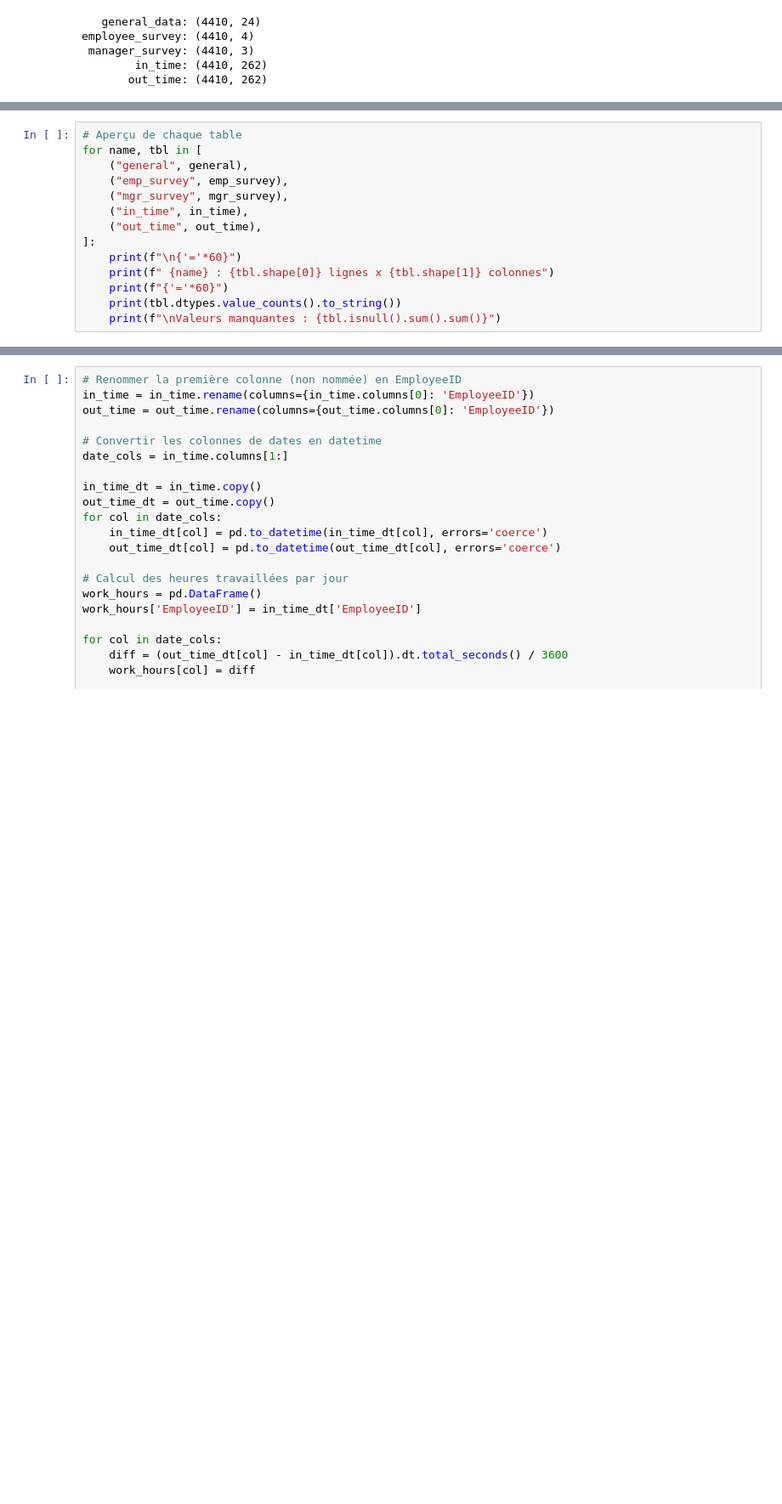
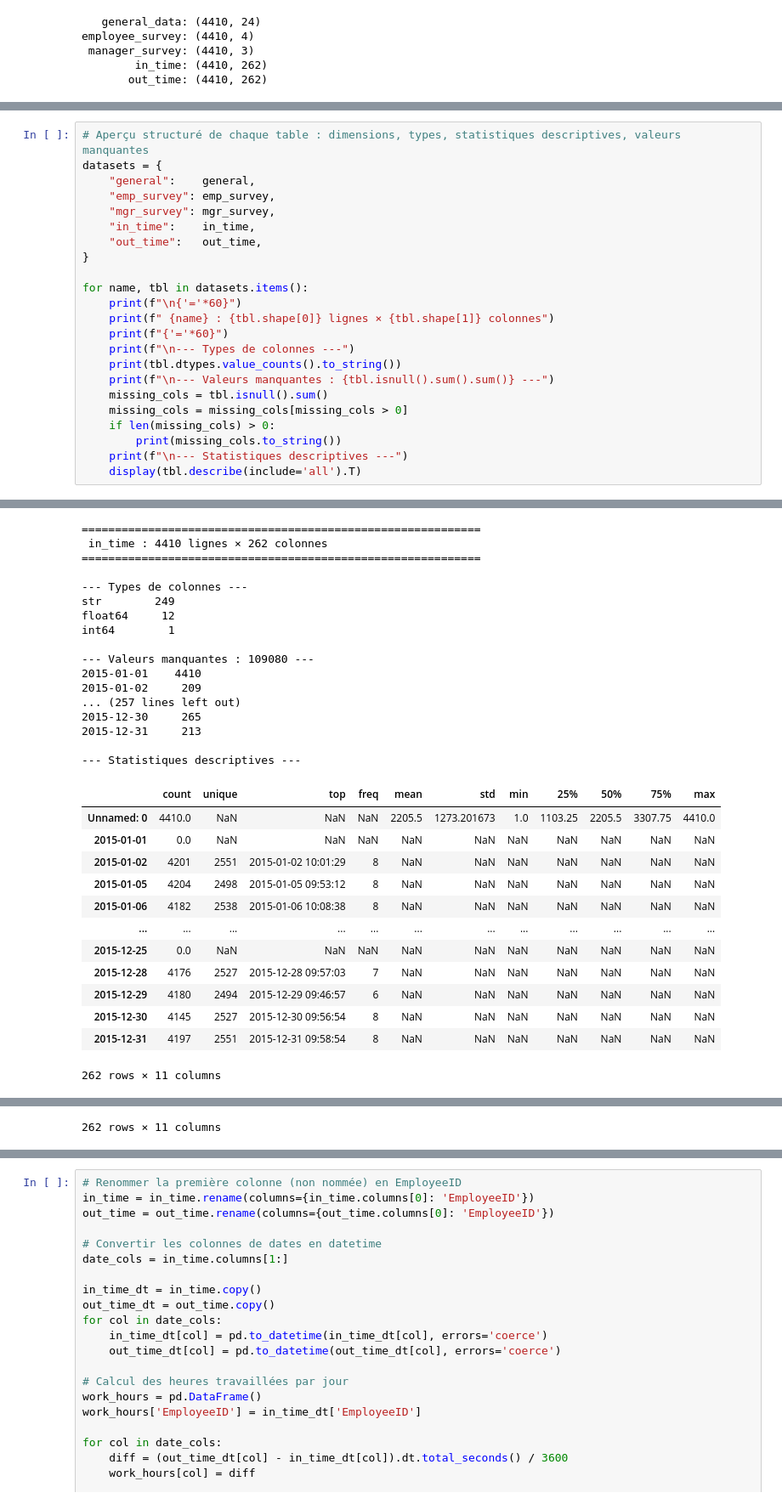
Before and after one commit to Akkuro/Ethical-turnover-analysis, a Jupyter notebook: src/main.ipynb, the cells around one changed output, grey strips where cells are left out. Shown at 85% size. Cells and saved outputs as stored; diff of their text form; blank space fills up the shorter version.

```diff
--- a/src/main.ipynb
+++ b/src/main.ipynb
@@ -99,16 +81,25 @@ employee_survey: (4410, 4)
 # %%
-# Aperçu de chaque table
-for name, tbl in [
-    ("general", general),
-    ("emp_survey", emp_survey),
-    ("mgr_survey", mgr_survey),
-    ("in_time", in_time),
-    ("out_time", out_time),
-]:
+# Aperçu structuré de chaque table : dimensions, types, statistiques descriptives, valeurs manquantes
+datasets = {
+    "general":    general,
+    "emp_survey": emp_survey,
+    "mgr_survey": mgr_survey,
+    "in_time":    in_time,
+    "out_time":   out_time,
+}
+
+for name, tbl in datasets.items():
     print(f"\n{'='*60}")
-    print(f" {name} : {tbl.shape[0]} lignes x {tbl.shape[1]} colonnes")
+    print(f" {name} : {tbl.shape[0]} lignes × {tbl.shape[1]} colonnes")
     print(f"{'='*60}")
+    print(f"\n--- Types de colonnes ---")
     print(tbl.dtypes.value_counts().to_string())
-    print(f"\nValeurs manquantes : {tbl.isnull().sum().sum()}")
+    print(f"\n--- Valeurs manquantes : {tbl.isnull().sum().sum()} ---")
+    missing_cols = tbl.isnull().sum()
+    missing_cols = missing_cols[missing_cols > 0]
+    if len(missing_cols) > 0:
+        print(missing_cols.to_string())
+    print(f"\n--- Statistiques descriptives ---")
+    display(tbl.describe(include='all').T)
 # %% [output]
 ============================================================
@@ -130,0 +169,30 @@ Valeurs manquantes : 109080
+============================================================
+ in_time : 4410 lignes × 262 colonnes
+============================================================
+
+--- Types de colonnes ---
+str        249
+float64     12
+int64        1
+
+--- Valeurs manquantes : 109080 ---
+2015-01-01    4410
+2015-01-02     209
+... (257 lines left out)
+2015-12-30     265
+2015-12-31     213
+
+--- Statistiques descriptives ---
+|  | count | unique | top | freq | mean | std | min | 25% | 50% | 75% | max |
+| Unnamed: 0 | 4410.0 | NaN | NaN | NaN | 2205.5 | 1273.201673 | 1.0 | 1103.25 | 2205.5 | 3307.75 | 4410.0 |
+| 2015-01-01 | 0.0 | NaN | NaN | NaN | NaN | NaN | NaN | NaN | NaN | NaN | NaN |
+| 2015-01-02 | 4201 | 2551 | 2015-01-02 10:01:29 | 8 | NaN | NaN | NaN | NaN | NaN | NaN | NaN |
+| 2015-01-05 | 4204 | 2498 | 2015-01-05 09:53:12 | 8 | NaN | NaN | NaN | NaN | NaN | NaN | NaN |
+| 2015-01-06 | 4182 | 2538 | 2015-01-06 10:08:38 | 8 | NaN | NaN | NaN | NaN | NaN | NaN | NaN |
+| ... | ... | ... | ... | ... | ... | ... | ... | ... | ... | ... | ... |
+| 2015-12-25 | 0.0 | NaN | NaN | NaN | NaN | NaN | NaN | NaN | NaN | NaN | NaN |
+| 2015-12-28 | 4176 | 2527 | 2015-12-28 09:57:03 | 7 | NaN | NaN | NaN | NaN | NaN | NaN | NaN |
+| 2015-12-29 | 4180 | 2494 | 2015-12-29 09:46:57 | 6 | NaN | NaN | NaN | NaN | NaN | NaN | NaN |
+| 2015-12-30 | 4145 | 2527 | 2015-12-30 09:56:54 | 8 | NaN | NaN | NaN | NaN | NaN | NaN | NaN |
+| 2015-12-31 | 4197 | 2551 | 2015-12-31 09:58:54 | 8 | NaN | NaN | NaN | NaN | NaN | NaN | NaN |
+262 rows × 11 columns
@@ -130,0 +228 @@ Valeurs manquantes : 109080
+262 rows × 11 columns
```
Also changed, not shown: parts of 45 cells of this notebook, 1 other file.
